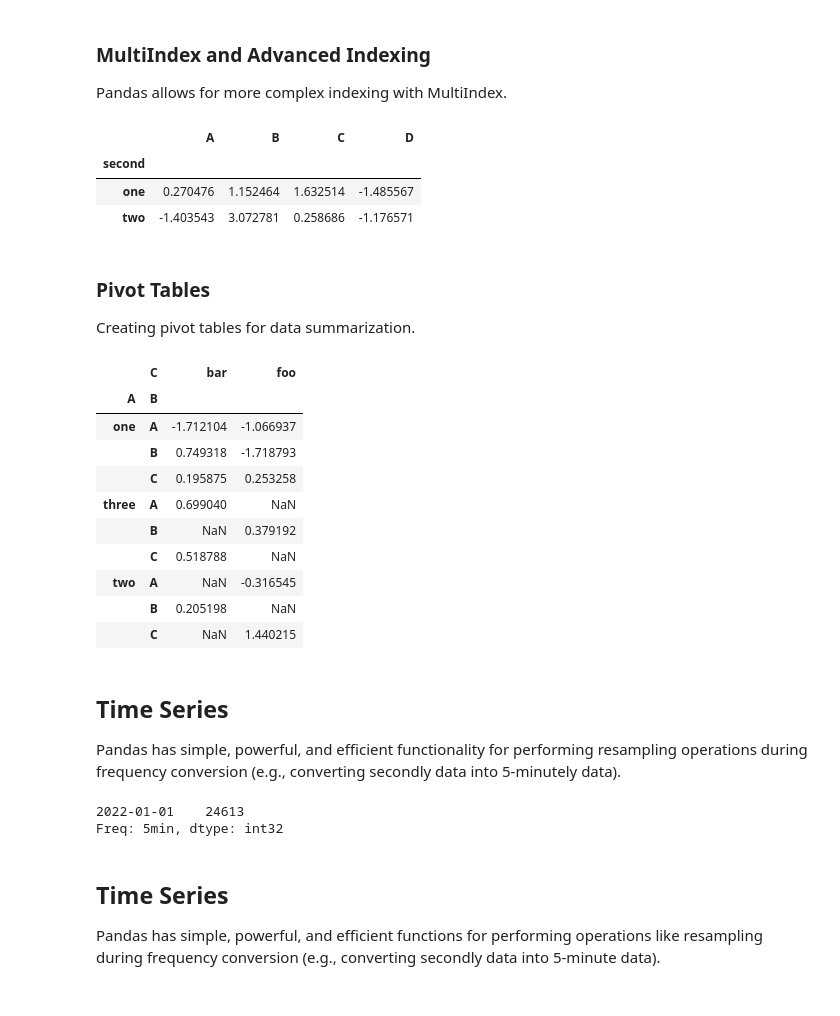
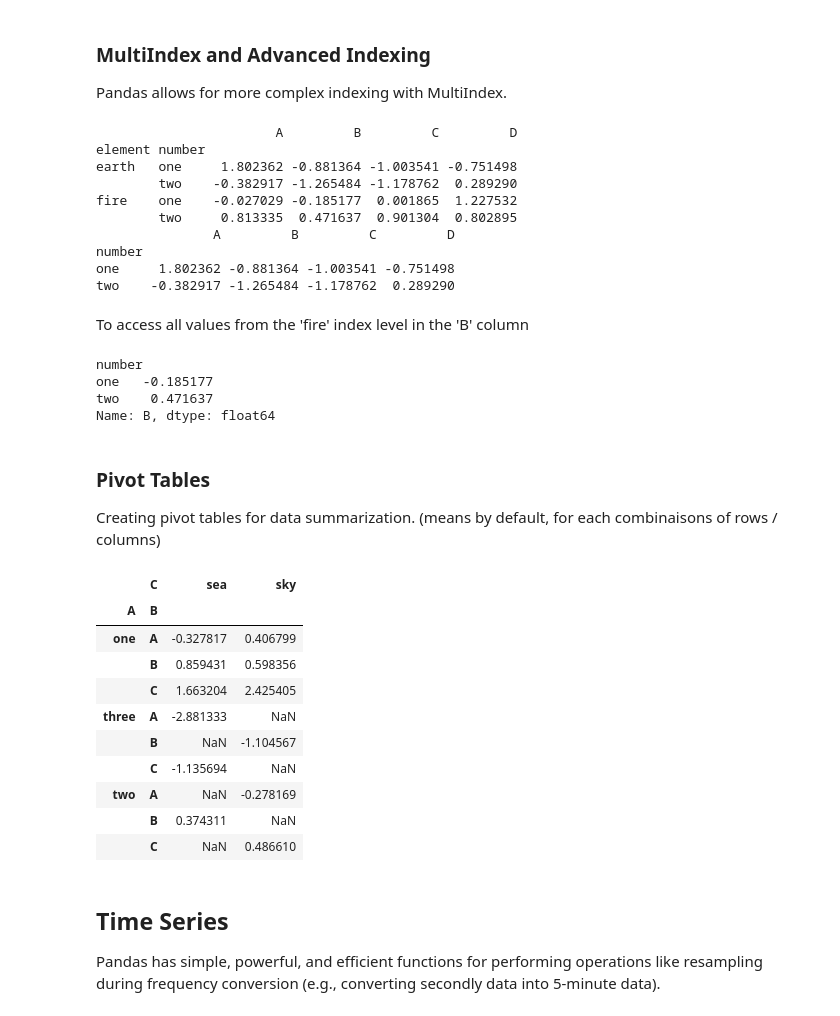
Before and after one commit to LeoGasperowicz/Pandas-library, a Jupyter notebook: Data_Pandas_presentation.ipynb, the cells around one changed output. Saved outputs shown, nothing was run; the diff lists cells and outputs as text; code cells hidden in the pictures.

```diff
--- a/Data_Pandas_presentation.ipynb
+++ b/Data_Pandas_presentation.ipynb
@@ -303,48 +308,62 @@ Pandas provides a suite of string operations that you can use to manipulate text
 ### MultiIndex and Advanced Indexing
 Pandas allows for more complex indexing with MultiIndex.
 # %%
-arrays = [np.array(['bar', 'bar', 'baz', 'baz']),
+#2 vectors
+arrays = [np.array(['earth', 'earth', 'fire', 'fire']),
          np.array(['one', 'two', 'one', 'two'])]
+
+#creating the pairs
 df_multi = pd.DataFrame(np.random.randn(4, 4), index=arrays, columns=['A', 'B', 'C', 'D'])
-df_multi.index.names = ['first', 'second']
-df_multi.loc['bar']
+
+#naming the multiIndex Levels
+df_multi.index.names = ['element', 'number']
+
+print(df_multi)
+print(df_multi.loc['earth'])
 # %% [output]
-|  | A | B | C | D |
-| second |  |  |  |  |
-| one | 0.270476 | 1.152464 | 1.632514 | -1.485567 |
-| two | -1.403543 | 3.072781 | 0.258686 | -1.176571 |
+                       A         B         C         D
+element number
+earth   one     1.802362 -0.881364 -1.003541 -0.751498
+        two    -0.382917 -1.265484 -1.178762  0.289290
+fire    one    -0.027029 -0.185177  0.001865  1.227532
+        two     0.813335  0.471637  0.901304  0.802895
+               A         B         C         D
+number
+one     1.802362 -0.881364 -1.003541 -0.751498
+two    -0.382917 -1.265484 -1.178762  0.289290
+# %% [markdown]
+To access all values from the 'fire' index level in the 'B' column
+# %%
+fire_b_values = df_multi.loc['fire', 'B']
+
+print(fire_b_values)
+# %% [output]
+number
+one   -0.185177
+two    0.471637
+Name: B, dtype: float64
 # %% [markdown]
 ### Pivot Tables
-Creating pivot tables for data summarization.
+Creating pivot tables for data summarization. (means by default, for each combinaisons of rows / columns)
 # %%
 df_pivot = pd.DataFrame({'A': ['one', 'one', 'two', 'three'] * 3,
                    'B': ['A', 'B', 'C'] * 4,
-                   'C': ['foo', 'foo', 'foo', 'bar', 'bar', 'bar'] * 2,
+                   'C': ['sky', 'sky', 'sky', 'sea', 'sea', 'sea'] * 2,
                    'D': np.random.randn(12),
                    'E': np.random.randn(12)})
 pd.pivot_table(df_pivot, values='D', index=['A', 'B'], columns=['C'])
 # %% [output]
-|  | C | bar | foo |
+|  | C | sea | sky |
 | A | B |  |  |
-| one | A | -1.712104 | -1.066937 |
-|  | B | 0.749318 | -1.718793 |
-|  | C | 0.195875 | 0.253258 |
-| three | A | 0.699040 | NaN |
-|  | B | NaN | 0.379192 |
-|  | C | 0.518788 | NaN |
-| two | A | NaN | -0.316545 |
-|  | B | 0.205198 | NaN |
-|  | C | NaN | 1.440215 |
+| one | A | -0.327817 | 0.406799 |
+|  | B | 0.859431 | 0.598356 |
+|  | C | 1.663204 | 2.425405 |
+| three | A | -2.881333 | NaN |
+|  | B | NaN | -1.104567 |
+|  | C | -1.135694 | NaN |
+| two | A | NaN | -0.278169 |
+|  | B | 0.374311 | NaN |
+|  | C | NaN | 0.486610 |
-# %% [markdown]
-## Time Series
-Pandas has simple, powerful, and efficient functionality for performing resampling operations during frequency conversion (e.g., converting secondly data into 5-minutely data).
-# %%
-rng = pd.date_range('1/1/2022', periods=100, freq='S')
-ts = pd.Series(np.random.randint(0, 500, len(rng)), index=rng)
-ts.resample('5Min').sum()
-# %% [output]
-2022-01-01    24613
-Freq: 5min, dtype: int32
 # %% [markdown]
 ## Time Series
 Pandas has simple, powerful, and efficient functions for performing operations like resampling during frequency conversion (e.g., converting secondly data into 5-minute data).
```
Also changed, not shown: parts of 25 cells of this notebook.
